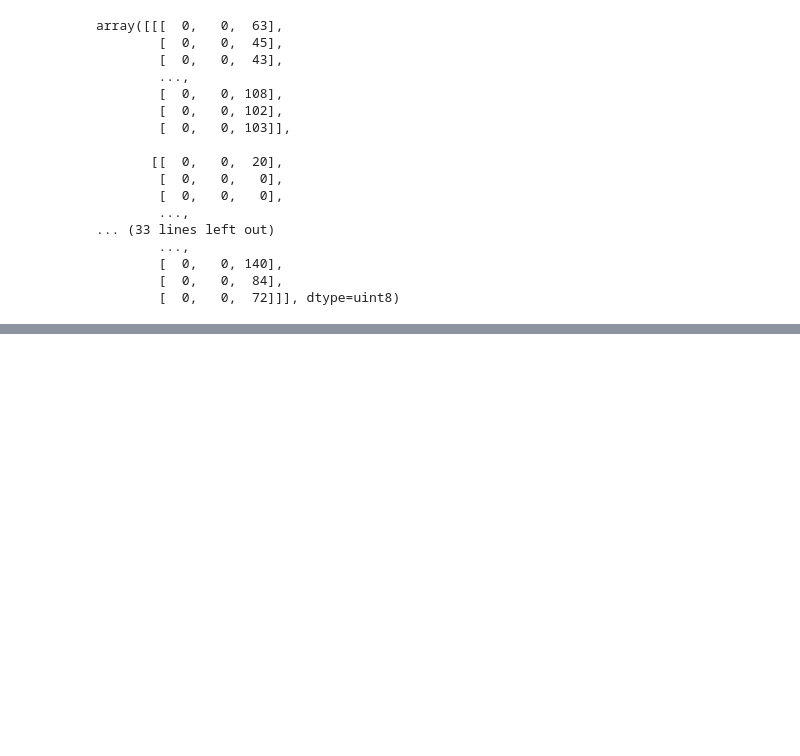
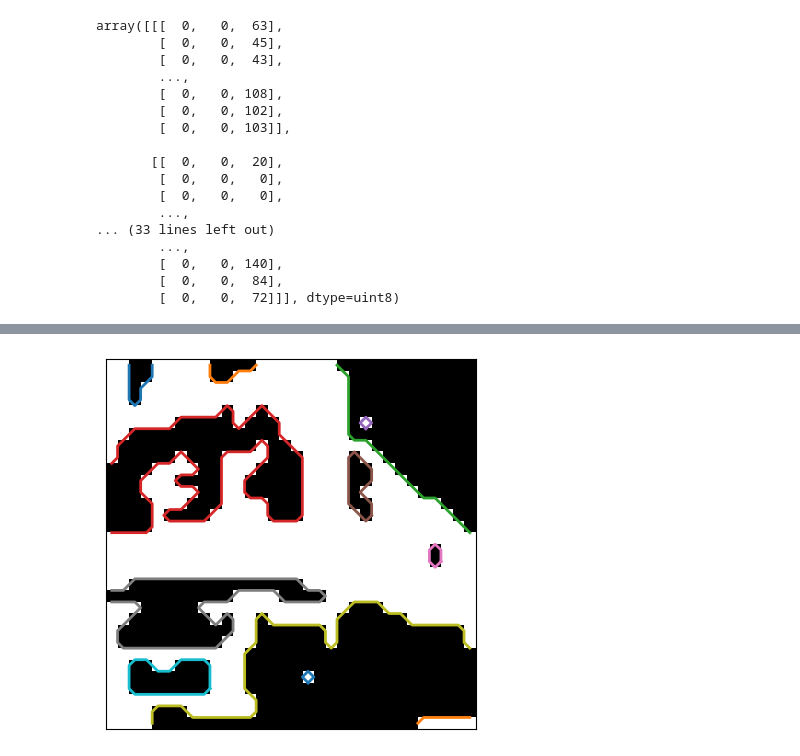
Before and after one commit to MrEwdew/DeepLearning25, a Jupyter notebook: week_1/CIFAR10-ShallowLearning.ipynb, the cells around one changed output, grey strips where cells are left out. Saved outputs shown, nothing was run; the diff lists cells and outputs as text; code cells hidden in the pictures; blank space fills up the shorter version.

```diff
--- a/week_1/CIFAR10-ShallowLearning.ipynb
+++ b/week_1/CIFAR10-ShallowLearning.ipynb
@@ -180,0 +163,20 @@ from sklearn.metrics import f1_score
+# %%
+image = rgb2gray(X_train[1])
+thresh = ski.filters.threshold_yen(image)
+binary = image > thresh
+
+contours = measure.find_contours(binary, 0.5)
+
+# Display the image and plot all contours found
+fig2, ax2 = plt.subplots()
+ax2.imshow(binary, cmap=plt.cm.gray)
+
+for contour in contours:
+    ax2.plot(contour[:, 1], contour[:, 0], linewidth=2)
+
+ax2.axis('image')
+ax2.set_xticks([])
+ax2.set_yticks([])
+plt.show()
+# %% [output]
+[figure, added]
```
Also changed, not shown: parts of 9 cells of this notebook.
